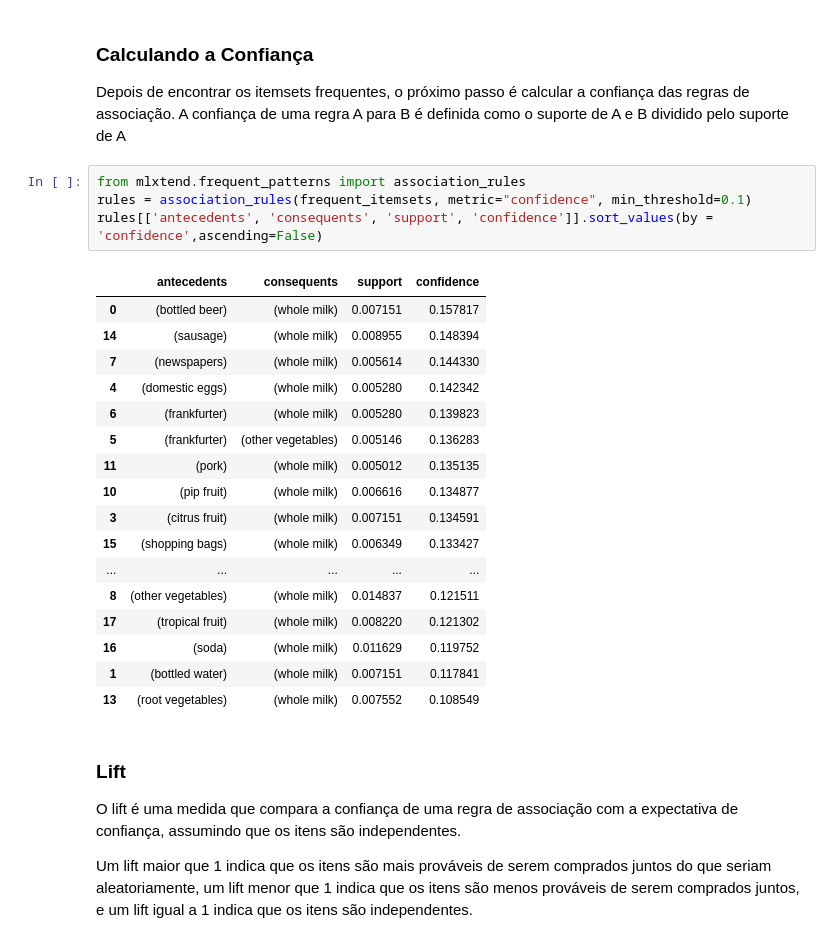
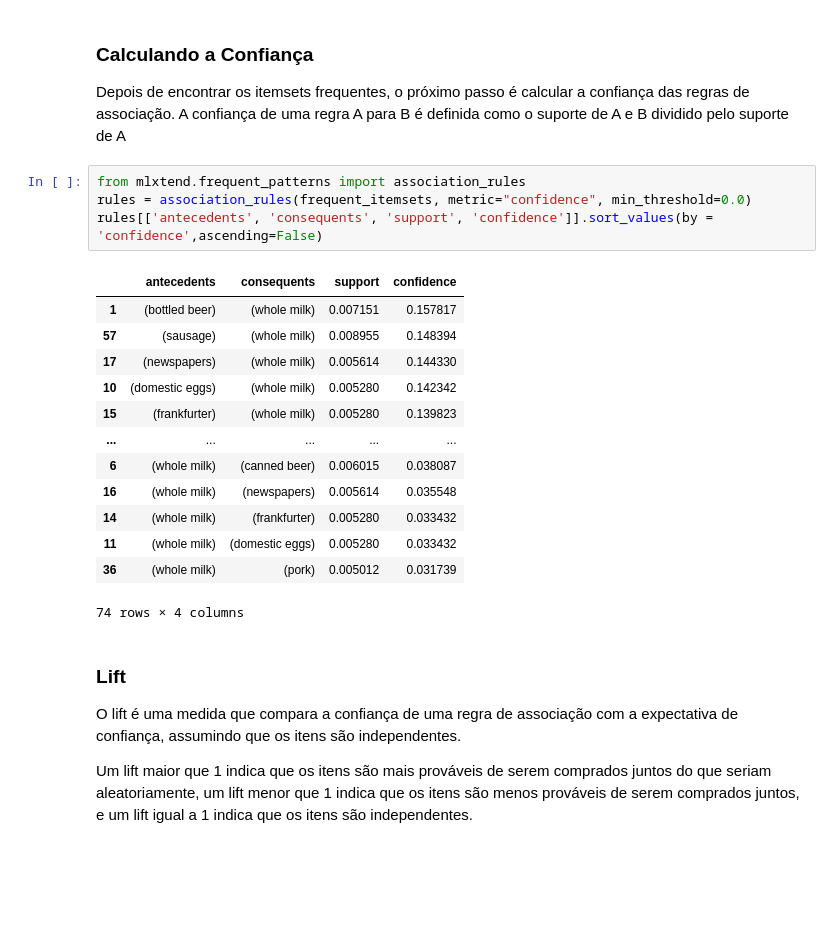
Before and after one commit to leandroneckel/aulas_data_science, a Jupyter notebook: Notebooks/Unidade 5/regras_associacao.ipynb, the cells around one changed output. Saved outputs shown, nothing was run; the diff lists cells and outputs as text; blank space fills up the shorter version.

```diff
--- a/Notebooks/Unidade 5/regras_associacao.ipynb
+++ b/Notebooks/Unidade 5/regras_associacao.ipynb
@@ -261,26 +262,22 @@ pair_items.sort_values(by = 'support',ascending=False)
 Depois de encontrar os itemsets frequentes, o próximo passo é calcular a confiança das regras de associação. A confiança de uma regra A para B é definida como o suporte de A e B dividido pelo suporte de A
 # %%
 from mlxtend.frequent_patterns import association_rules
-rules = association_rules(frequent_itemsets, metric="confidence", min_threshold=0.1)
+rules = association_rules(frequent_itemsets, metric="confidence", min_threshold=0.0)
 rules[['antecedents', 'consequents', 'support', 'confidence']].sort_values(by = 'confidence',ascending=False)
 # %% [output]
 |  | antecedents | consequents | support | confidence |
-| 0 | (bottled beer) | (whole milk) | 0.007151 | 0.157817 |
-| 14 | (sausage) | (whole milk) | 0.008955 | 0.148394 |
-| 7 | (newspapers) | (whole milk) | 0.005614 | 0.144330 |
-| 4 | (domestic eggs) | (whole milk) | 0.005280 | 0.142342 |
-| 6 | (frankfurter) | (whole milk) | 0.005280 | 0.139823 |
-| 5 | (frankfurter) | (other vegetables) | 0.005146 | 0.136283 |
-| 11 | (pork) | (whole milk) | 0.005012 | 0.135135 |
-| 10 | (pip fruit) | (whole milk) | 0.006616 | 0.134877 |
-| 3 | (citrus fruit) | (whole milk) | 0.007151 | 0.134591 |
-| 15 | (shopping bags) | (whole milk) | 0.006349 | 0.133427 |
+| 1 | (bottled beer) | (whole milk) | 0.007151 | 0.157817 |
+| 57 | (sausage) | (whole milk) | 0.008955 | 0.148394 |
+| 17 | (newspapers) | (whole milk) | 0.005614 | 0.144330 |
+| 10 | (domestic eggs) | (whole milk) | 0.005280 | 0.142342 |
+| 15 | (frankfurter) | (whole milk) | 0.005280 | 0.139823 |
 | ... | ... | ... | ... | ... |
-| 8 | (other vegetables) | (whole milk) | 0.014837 | 0.121511 |
-| 17 | (tropical fruit) | (whole milk) | 0.008220 | 0.121302 |
-| 16 | (soda) | (whole milk) | 0.011629 | 0.119752 |
-| 1 | (bottled water) | (whole milk) | 0.007151 | 0.117841 |
-| 13 | (root vegetables) | (whole milk) | 0.007552 | 0.108549 |
+| 6 | (whole milk) | (canned beer) | 0.006015 | 0.038087 |
+| 16 | (whole milk) | (newspapers) | 0.005614 | 0.035548 |
+| 14 | (whole milk) | (frankfurter) | 0.005280 | 0.033432 |
+| 11 | (whole milk) | (domestic eggs) | 0.005280 | 0.033432 |
+| 36 | (whole milk) | (pork) | 0.005012 | 0.031739 |
+74 rows × 4 columns
 # %% [markdown]
 ### Lift
 
```
Also changed, not shown: parts of 28 cells of this notebook, 3 other files.
